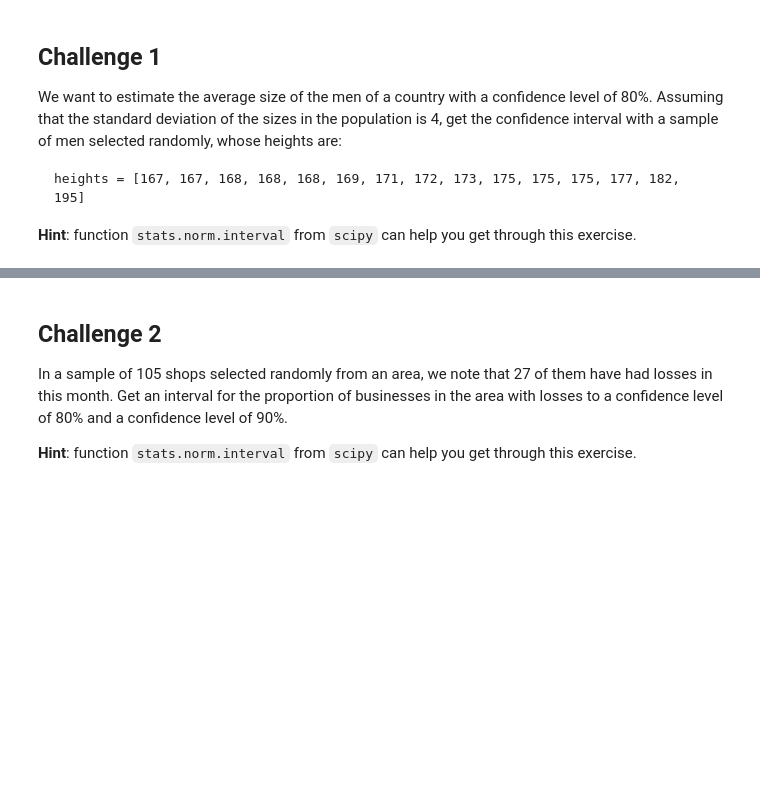
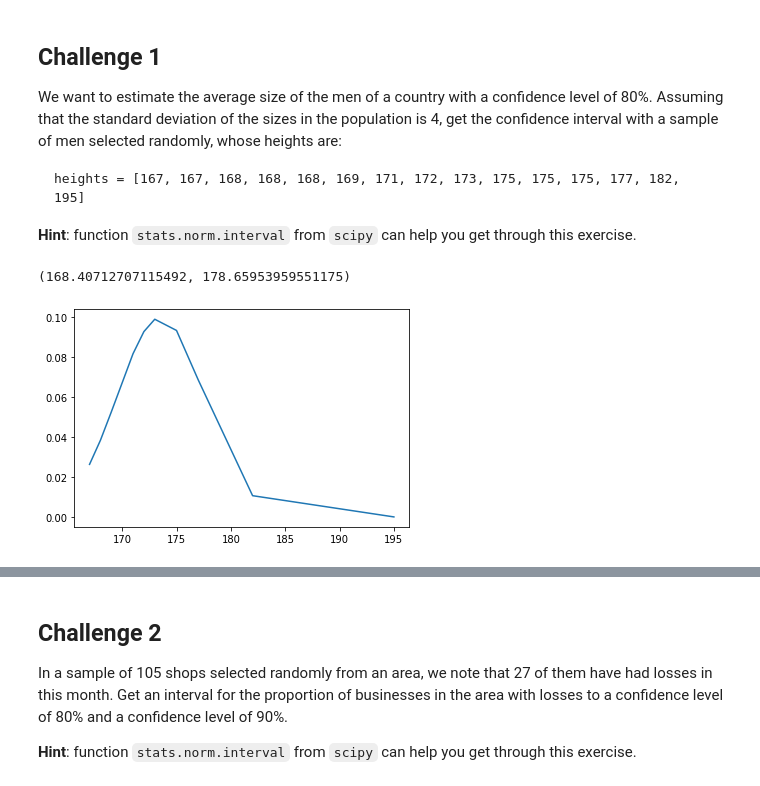
Before and after one commit to ta-data-lis/lab-confidence-intervals, a Jupyter notebook: your-code/main.ipynb, the cells around one changed output, grey strips where cells are left out. Saved outputs shown, nothing was run; the diff lists cells and outputs as text; code cells hidden in the pictures; blank space fills up the shorter version.

Commit message:
[lab-confidence-intervals]Jhonatas Gonçalo

```diff
--- a/your-code/main.ipynb
+++ b/your-code/main.ipynb
@@ -15,0 +25,23 @@ heights = [167, 167, 168, 168, 168, 169, 171, 172, 173, 175, 175, 175, 177, 182,
+# %%
+#your code here
+heights = np.array([167, 167, 168, 168, 169, 169, 171, 172, 173, 175, 175, 175, 177, 182, 195])
+
+#calculating the mean
+mean_sample = heights.mean()
+
+#Calculating the std of the sample
+std_pop=4
+std_sample=std_pop/(len(heights)**0.5)
+
+probability_heights_pop = norm(mean_sample, std_pop)
+probability_heights = norm(mean_sample, std_sample)
+plt.plot(heights,probability_heights_pop.pdf(heights))
+
+alpha=0.8
+interval_avg_heights=probability_heights_pop.interval(alpha)
+interval_avg_heights
+
+#Calculating the std of the sample
+# %% [output]
+(168.40712707115492, 178.65953959551175)
+[figure, added]
```
Also changed, not shown: parts of 4 cells of this notebook, 1 other file.
